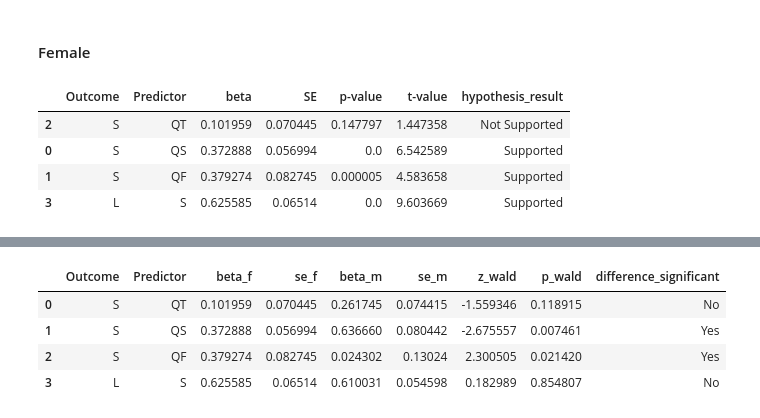
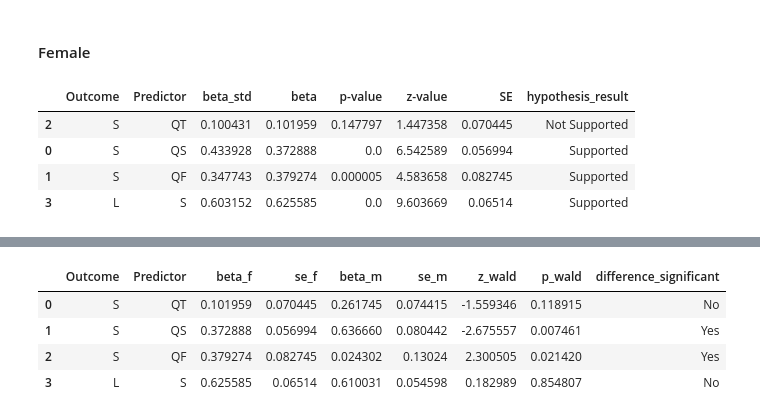
Before and after one commit to VictorValar/python-structural-equation-modeling-guide, a Jupyter notebook: Practice 3/practice_3.ipynb, the cells around one changed output, grey strips where cells are left out. Cells and saved outputs as stored; diff of their text form; code cells hidden in the pictures.

```diff
--- a/Practice 3/practice_3.ipynb
+++ b/Practice 3/practice_3.ipynb
@@ -172,32 +171,31 @@ male_direct_effects_df
 # %%
 female_raw_item_estimates = (
     female_model.inspect(std_est=True)
          .query("op == '~' and not lval.str.startswith('P')")
 )
 female_direct_effects_df = (
     female_raw_item_estimates
-    .loc[:, ['lval','rval', 'Estimate', 'Std. Err', 'p-value', 'z-value']]
+    .loc[:, ['lval','rval', 'Est. Std', 'Estimate','p-value', 'z-value', 'Std. Err']]
     .rename(columns={
         'lval': 'Outcome',
         'rval': 'Predictor',
         'Estimate': 'beta',
-        'Std. Err': 'SE',
-        'p-value': 'p-value',
-        'z-value': 't-value'
+        'Est. Std': 'beta_std',
+        'Std. Err': 'SE'
     })
     .sort_values(by='beta')
 )
 female_direct_effects_df['hypothesis_result'] = female_direct_effects_df.apply(
     lambda row: 'Supported' if row['p-value'] < 0.05 else 'Not Supported',
     axis=1
 )
 female_direct_effects_df
 # %% [output]
-|  | Outcome | Predictor | beta | SE | p-value | t-value | hypothesis_result |
-| 2 | S | QT | 0.101959 | 0.070445 | 0.147797 | 1.447358 | Not Supported |
-| 0 | S | QS | 0.372888 | 0.056994 | 0.0 | 6.542589 | Supported |
-| 1 | S | QF | 0.379274 | 0.082745 | 0.000005 | 4.583658 | Supported |
-| 3 | L | S | 0.625585 | 0.06514 | 0.0 | 9.603669 | Supported |
+|  | Outcome | Predictor | beta_std | beta | p-value | z-value | SE | hypothesis_result |
+| 2 | S | QT | 0.100431 | 0.101959 | 0.147797 | 1.447358 | 0.070445 | Not Supported |
+| 0 | S | QS | 0.433928 | 0.372888 | 0.0 | 6.542589 | 0.056994 | Supported |
+| 1 | S | QF | 0.347743 | 0.379274 | 0.000005 | 4.583658 | 0.082745 | Supported |
+| 3 | L | S | 0.603152 | 0.625585 | 0.0 | 9.603669 | 0.06514 | Supported |
 # %% [markdown]
 #### Wald statistic
 
```
Also changed, not shown: parts of 15 cells of this notebook.
